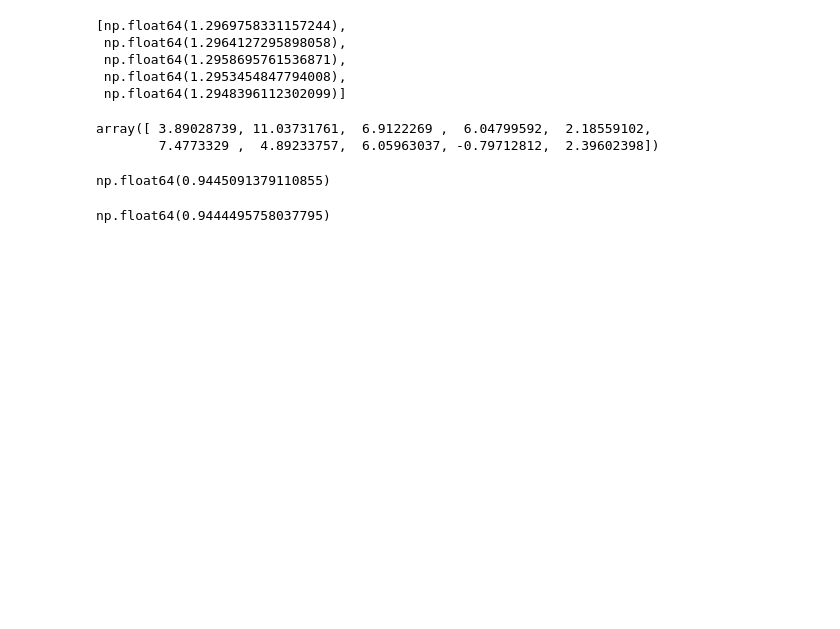
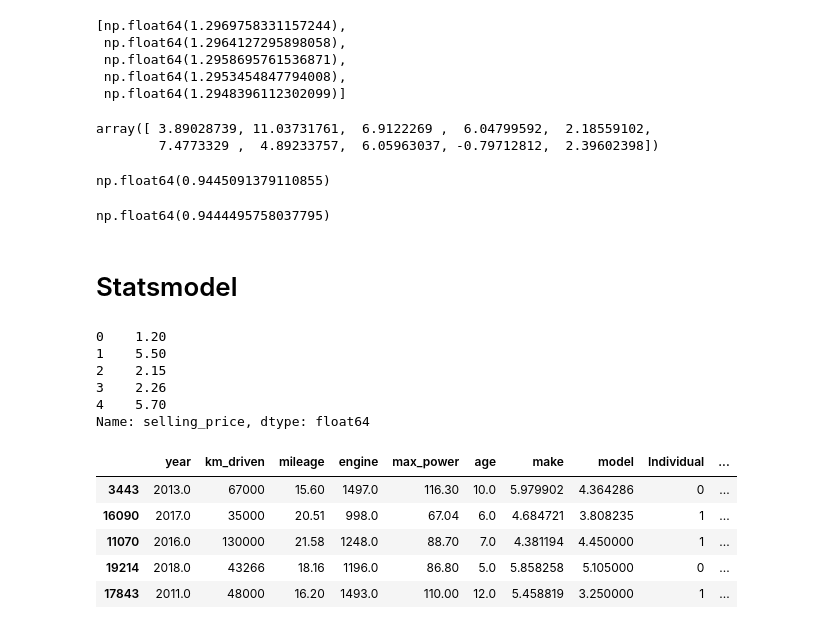
Before and after one commit to Himanshu-Kumar-123/ML-Linear-Regression-Cars24-Scratch, a Jupyter notebook: Linear-Regression-Cars24-Scratch.ipynb, the cells around one changed output. Saved outputs shown, nothing was run; the diff lists cells and outputs as text; code cells hidden in the pictures; blank space fills up the shorter version.

```diff
--- a/Linear-Regression-Cars24-Scratch.ipynb
+++ b/Linear-Regression-Cars24-Scratch.ipynb
@@ -228,3 +228,31 @@ adj_r2 = 1 - ((1-r2)*(n-1)/(n-d-1))
 adj_r2
 # %% [output]
 np.float64(0.9444495758037795)
+# %% [markdown]
+# Statsmodel
+# %%
+X=df.drop('selling_price', axis=1)
+y=df[['selling_price']]
+# %%
+y.head()
+# %% [output]
+0    1.20
+1    5.50
+2    2.15
+3    2.26
+4    5.70
+Name: selling_price, dtype: float64
+# %%
+from sklearn.model_selection import train_test_split
+
+X_train, X_test, y_train, y_test = train_test_split(X, y, test_size=0.2, random_state=2)
+y_train = np.array(y_train)
+# %%
+X_train.head()
+# %% [output]
+|  | year | km_driven | mileage | engine | max_power | age | make | model | Individual | ... |
+| 3443 | 2013.0 | 67000 | 15.60 | 1497.0 | 116.30 | 10.0 | 5.979902 | 4.364286 | 0 | ... |
+| 16090 | 2017.0 | 35000 | 20.51 | 998.0 | 67.04 | 6.0 | 4.684721 | 3.808235 | 1 | ... |
+| 11070 | 2016.0 | 130000 | 21.58 | 1248.0 | 88.70 | 7.0 | 4.381194 | 4.450000 | 1 | ... |
+| 19214 | 2018.0 | 43266 | 18.16 | 1196.0 | 86.80 | 5.0 | 5.858258 | 5.105000 | 0 | ... |
+| 17843 | 2011.0 | 48000 | 16.20 | 1493.0 | 110.00 | 12.0 | 5.458819 | 3.250000 | 1 | ... |
```
Also changed, not shown: parts of 7 cells of this notebook.
